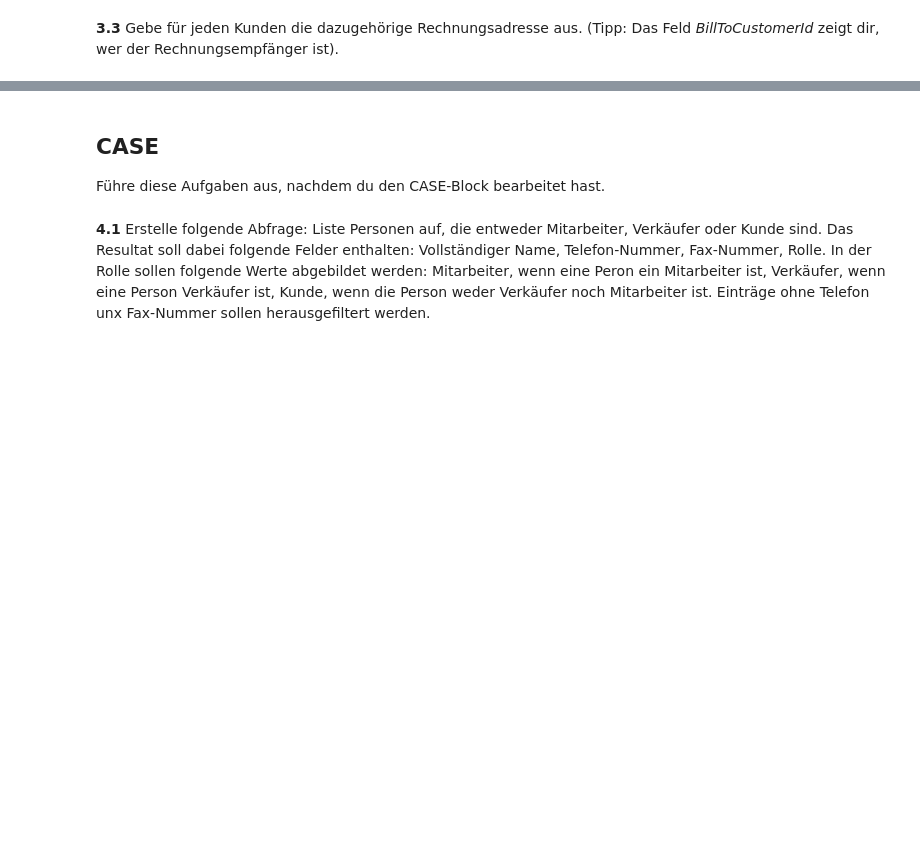
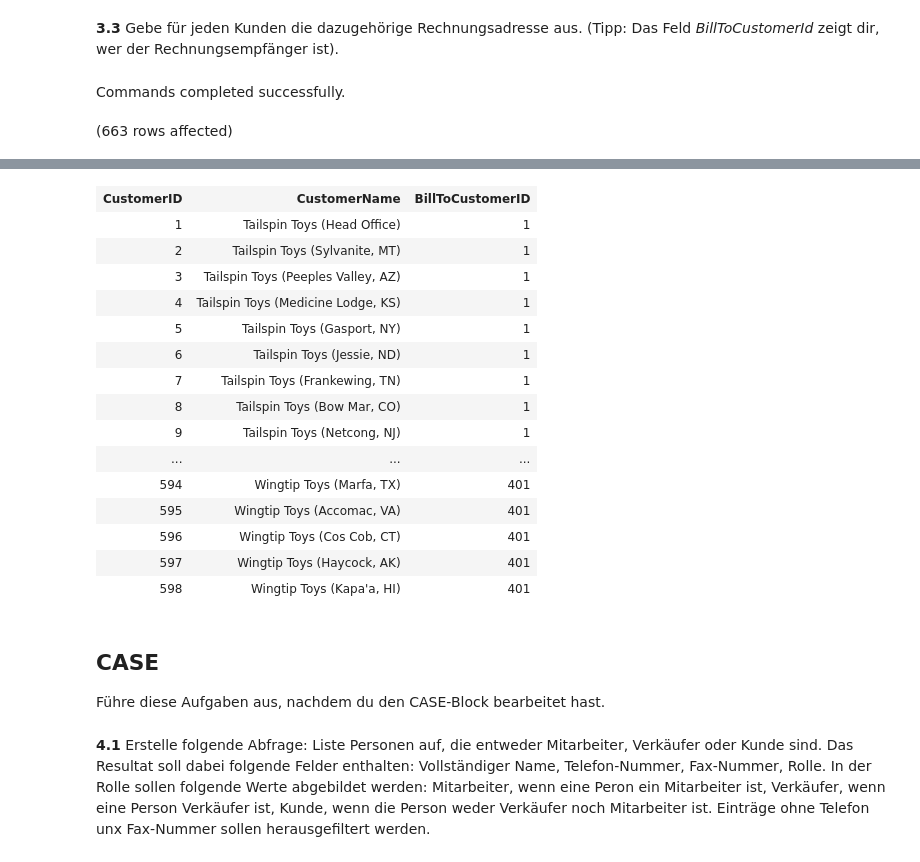
Before and after one commit to Matcha-Git/Demo_Hackathon_Fork, a Jupyter notebook: Tag_2/DQL/M106_Aufgaben_DQL.ipynb, the cells around one changed output, grey strips where cells are left out. Saved outputs shown, nothing was run; the diff lists cells and outputs as text; code cells hidden in the pictures; blank space fills up the shorter version.

```diff
--- a/Tag_2/DQL/M106_Aufgaben_DQL.ipynb
+++ b/Tag_2/DQL/M106_Aufgaben_DQL.ipynb
@@ -164,2 +211,10 @@ Total execution time: 00:00:00.006
 # %% [markdown]
 **3.3** Gebe für jeden Kunden die dazugehörige Rechnungsadresse aus. (Tipp: Das Feld _BillToCustomerId_ zeigt dir, wer der Rechnungsempfänger ist).
+# %%
+USE WideWorldImporters;
+GO
+FROM Sale ;s.Customers
+GROUP BY CustomerID, CustomerName, BillToCustomerID;
+# %% [output]
+Commands completed successfully.
+(663 rows affected)
@@ -166,3 +222,19 @@ Total execution time: 00:00:00.006
+| CustomerID | CustomerName | BillToCustomerID |
+| 1 | Tailspin Toys (Head Office) | 1 |
+| 2 | Tailspin Toys (Sylvanite, MT) | 1 |
+| 3 | Tailspin Toys (Peeples Valley, AZ) | 1 |
+| 4 | Tailspin Toys (Medicine Lodge, KS) | 1 |
+| 5 | Tailspin Toys (Gasport, NY) | 1 |
+| 6 | Tailspin Toys (Jessie, ND) | 1 |
+| 7 | Tailspin Toys (Frankewing, TN) | 1 |
+| 8 | Tailspin Toys (Bow Mar, CO) | 1 |
+| 9 | Tailspin Toys (Netcong, NJ) | 1 |
+| ... | ... | ... |
+| 594 | Wingtip Toys (Marfa, TX) | 401 |
+| 595 | Wingtip Toys (Accomac, VA) | 401 |
+| 596 | Wingtip Toys (Cos Cob, CT) | 401 |
+| 597 | Wingtip Toys (Haycock, AK) | 401 |
+| 598 | Wingtip Toys (Kapa'a, HI) | 401 |
 # %% [markdown]
 ## CASE
 
```
Also changed, not shown: parts of 6 cells of this notebook, 2 other files.
